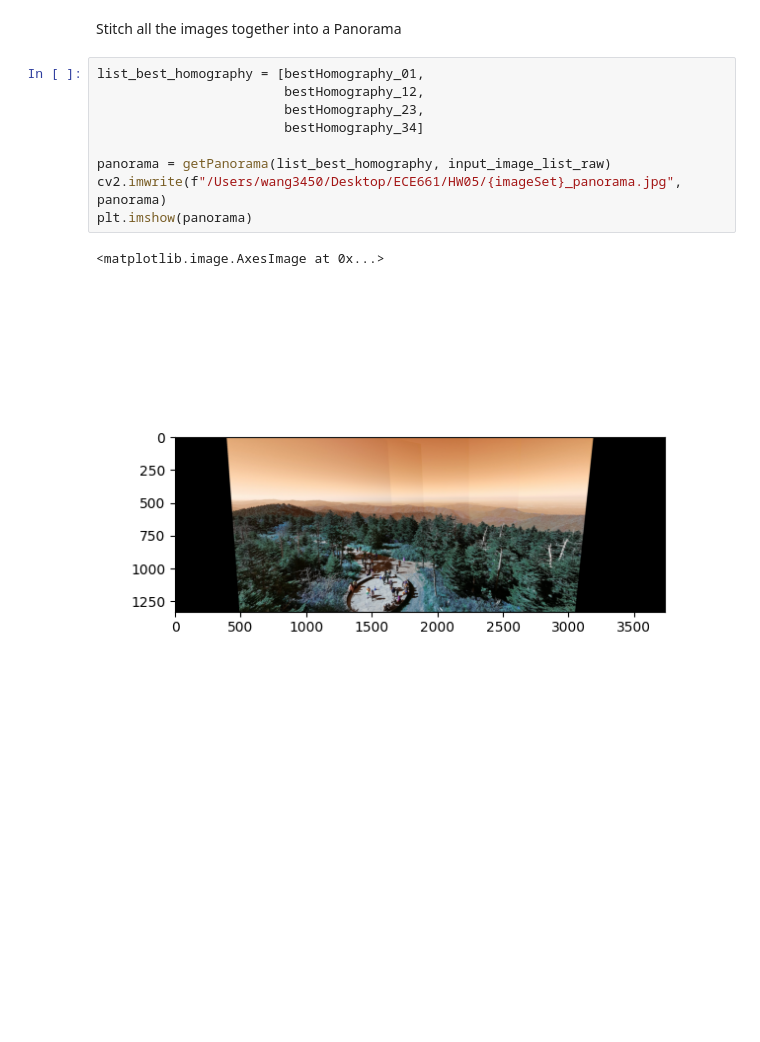
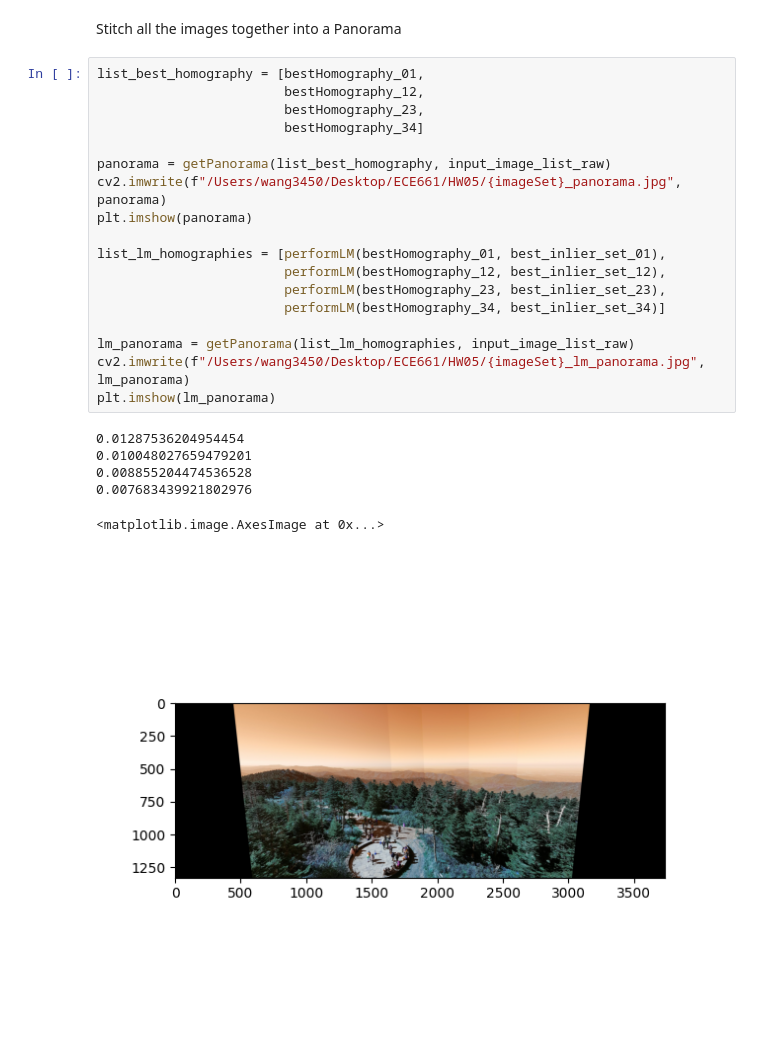
Before and after one commit to wang3450/ECE661, a Jupyter notebook: HW05/panorama.ipynb, the cells around one changed output. Drawn from its saved outputs; the diff is of its cells as text; blank space fills up the shorter version.

```diff
--- a/HW05/panorama.ipynb
+++ b/HW05/panorama.ipynb
@@ -138,12 +171,25 @@ Stitch all the images together into a Panorama
 # %%
 list_best_homography = [bestHomography_01,
                         bestHomography_12,
                         bestHomography_23,
                         bestHomography_34]
 
 panorama = getPanorama(list_best_homography, input_image_list_raw)
 cv2.imwrite(f"/Users/wang3450/Desktop/ECE661/HW05/{imageSet}_panorama.jpg", panorama)
 plt.imshow(panorama)
+
+list_lm_homographies = [performLM(bestHomography_01, best_inlier_set_01),
+                        performLM(bestHomography_12, best_inlier_set_12),
+                        performLM(bestHomography_23, best_inlier_set_23),
+                        performLM(bestHomography_34, best_inlier_set_34)]
+
+lm_panorama = getPanorama(list_lm_homographies, input_image_list_raw)
+cv2.imwrite(f"/Users/wang3450/Desktop/ECE661/HW05/{imageSet}_lm_panorama.jpg", lm_panorama)
+plt.imshow(lm_panorama)
 # %% [output]
-<matplotlib.image.AxesImage at 0x...>
+0.01287536204954454
+0.010048027659479201
+0.008855204474536528
+0.007683439921802976
+<matplotlib.image.AxesImage at 0x...>
-[figure, old version]
+[figure, new version]
```
Also changed, not shown: parts of 3 cells of this notebook, 33 other files.
